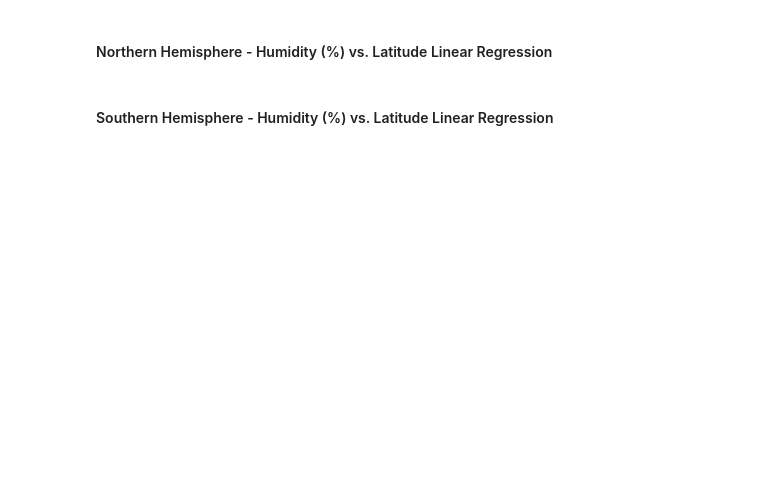
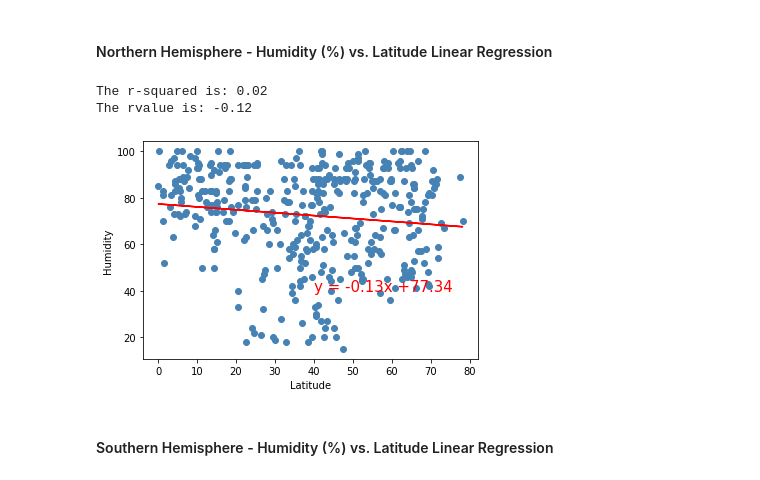
Before and after one commit to tawnynichols/python-api-challenge, a Jupyter notebook: WeatherPy/WeatherPy.ipynb, the cells around one changed output. Saved outputs shown, nothing was run; the diff lists cells and outputs as text; code cells hidden in the pictures; blank space fills up the shorter version.

```diff
--- a/WeatherPy/WeatherPy.ipynb
+++ b/WeatherPy/WeatherPy.ipynb
@@ -366,28 +382,37 @@ plt.savefig("output_data\South_Temp.png")
 # %% [markdown]
 ####  Northern Hemisphere - Humidity (%) vs. Latitude Linear Regression
 # %%
+# Create x and y axis
+x_axis = northern_hemisphere["Lat"]
+y_axis = northern_hemisphere["Humidity"]
+
 # Create a function to create Linear Regression plots
-(slope, intercept, rvalue, pvalue, stderr) = linregress(x_axis, y_axis)
+(slope, intercept, rvalue, pvalue, stderr) = stats.linregress(x_axis, y_axis)
 
 # Get regression values
 regress_values = x_axis * slope + intercept
 
 # Create line equation string
 line_eq = "y = " + str(round(slope,2)) + "x +" + str(round(intercept,2))
+
+# Print values for easy reading
+print(f'The r-squared is: {round(rvalue**2,2)}')
+print(f'The rvalue is: {round(rvalue,2)}')
+
 # Create Plot
-x_axis = northern_hemisphere["Lat"]
-y_axis = northern_hemisphere["Humidity"]
-
-print(f'The r-squared is: {rvalue**2}')
-
 fig, ax = plt.subplots()
 ax.scatter(x_axis,y_axis, c='steelblue')
 plt.plot(x_axis, regress_values, "r-")
-plt.annotate(line_eq,(40,15),fontsize=15,color="red")
+plt.annotate(line_eq,(40,40),fontsize=15,color="red")
 plt.xlabel('Latitude')
 plt.ylabel('Humidity')
 plt.show()
-plt.savefig("output_data\North_Humidity.png")
+
+fig.savefig("output_data/North_Humidity.png")
+# %% [output]
+The r-squared is: 0.02
+The rvalue is: -0.12
+[figure, added]
 # %% [markdown]
 ####  Southern Hemisphere - Humidity (%) vs. Latitude Linear Regression
 # %%
```
Also changed, not shown: parts of 19 cells of this notebook, 14 other files.
